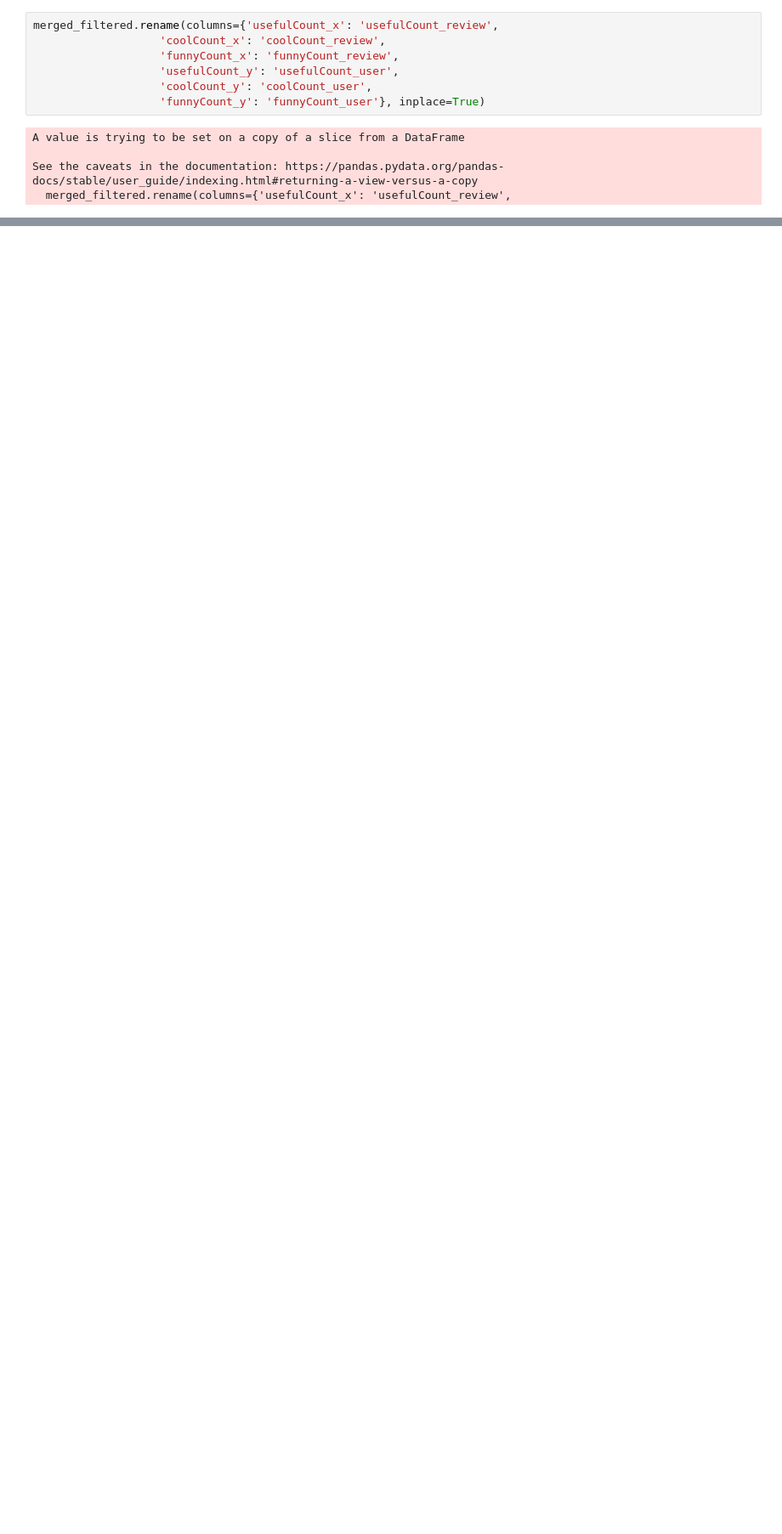
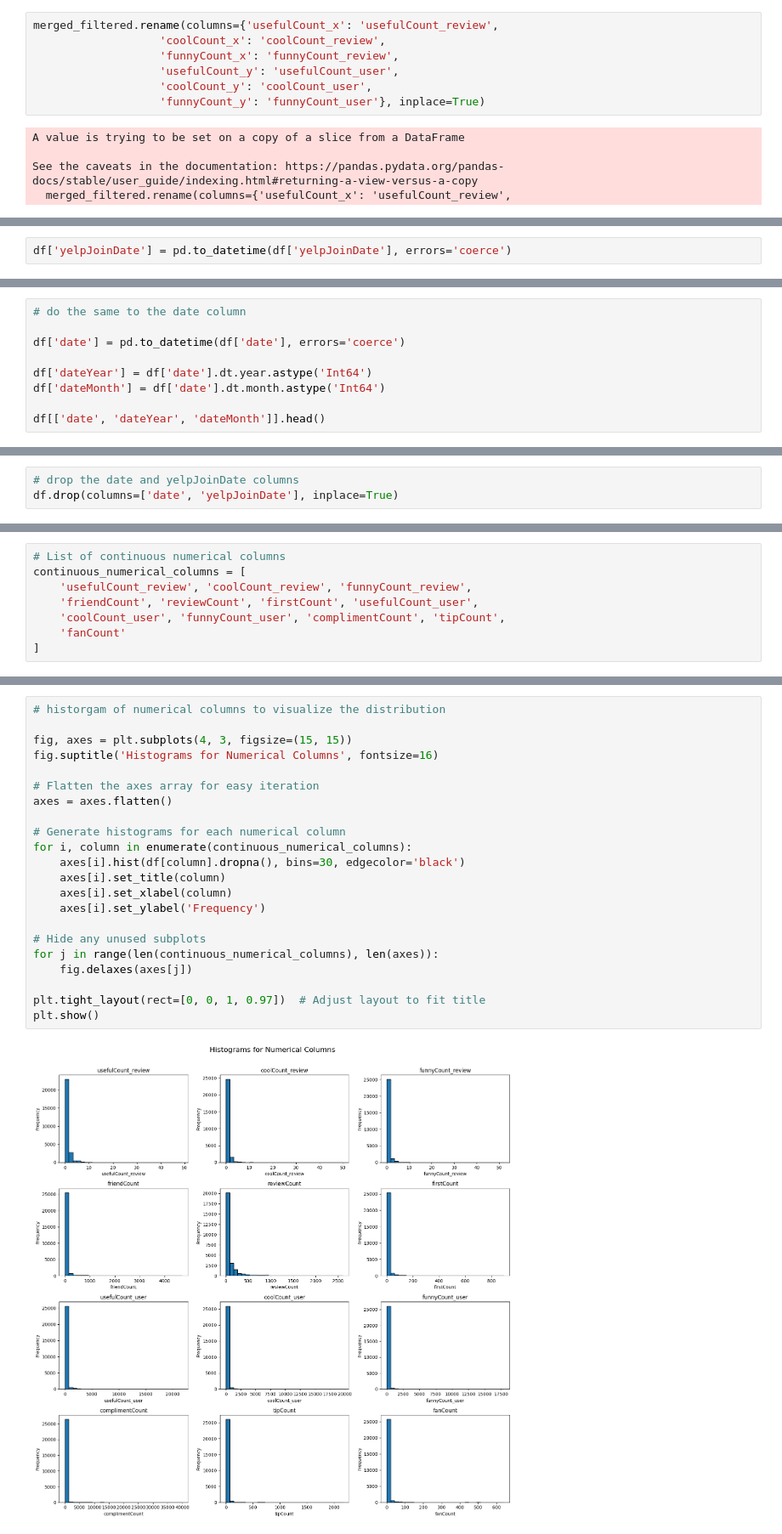
Before and after one commit to lihuicham/review-fraud-detection, a Jupyter notebook: code.ipynb, the cells around one changed output, grey strips where cells are left out. Shown at 85% size. Drawn from its saved outputs; the diff is of its cells as text; blank space fills up the shorter version.

```diff
--- a/code.ipynb
+++ b/code.ipynb
@@ -81,0 +177,2 @@ Index(['date', 'reviewID', 'reviewerID', 'reviewContent', 'rating_review',
+# %%
+df['yelpJoinDate'] = pd.to_datetime(df['yelpJoinDate'], errors='coerce')
@@ -81,0 +192,9 @@ Index(['date', 'reviewID', 'reviewerID', 'reviewContent', 'rating_review',
+# %%
+# do the same to the date column
+
+df['date'] = pd.to_datetime(df['date'], errors='coerce')
+
+df['dateYear'] = df['date'].dt.year.astype('Int64')
+df['dateMonth'] = df['date'].dt.month.astype('Int64')
+
+df[['date', 'dateYear', 'dateMonth']].head()
@@ -81,0 +208,3 @@ Index(['date', 'reviewID', 'reviewerID', 'reviewContent', 'rating_review',
+# %%
+# drop the date and yelpJoinDate columns
+df.drop(columns=['date', 'yelpJoinDate'], inplace=True)
@@ -81,0 +226,8 @@ Index(['date', 'reviewID', 'reviewerID', 'reviewContent', 'rating_review',
+# %%
+# List of continuous numerical columns
+continuous_numerical_columns = [
+    'usefulCount_review', 'coolCount_review', 'funnyCount_review',
+    'friendCount', 'reviewCount', 'firstCount', 'usefulCount_user',
+    'coolCount_user', 'funnyCount_user', 'complimentCount', 'tipCount',
+    'fanCount'
+]
@@ -81,0 +238,24 @@ Index(['date', 'reviewID', 'reviewerID', 'reviewContent', 'rating_review',
+# %%
+# historgam of numerical columns to visualize the distribution
+
+fig, axes = plt.subplots(4, 3, figsize=(15, 15))
+fig.suptitle('Histograms for Numerical Columns', fontsize=16)
+
+# Flatten the axes array for easy iteration
+axes = axes.flatten()
+
+# Generate histograms for each numerical column
+for i, column in enumerate(continuous_numerical_columns):
+    axes[i].hist(df[column].dropna(), bins=30, edgecolor='black')
+    axes[i].set_title(column)
+    axes[i].set_xlabel(column)
+    axes[i].set_ylabel('Frequency')
+
+# Hide any unused subplots
+for j in range(len(continuous_numerical_columns), len(axes)):
+    fig.delaxes(axes[j])
+
+plt.tight_layout(rect=[0, 0, 1, 0.97])  # Adjust layout to fit title
+plt.show()
+# %% [output]
+[figure, added]
```
Also changed, not shown: parts of 111 cells of this notebook, 1 other file.
